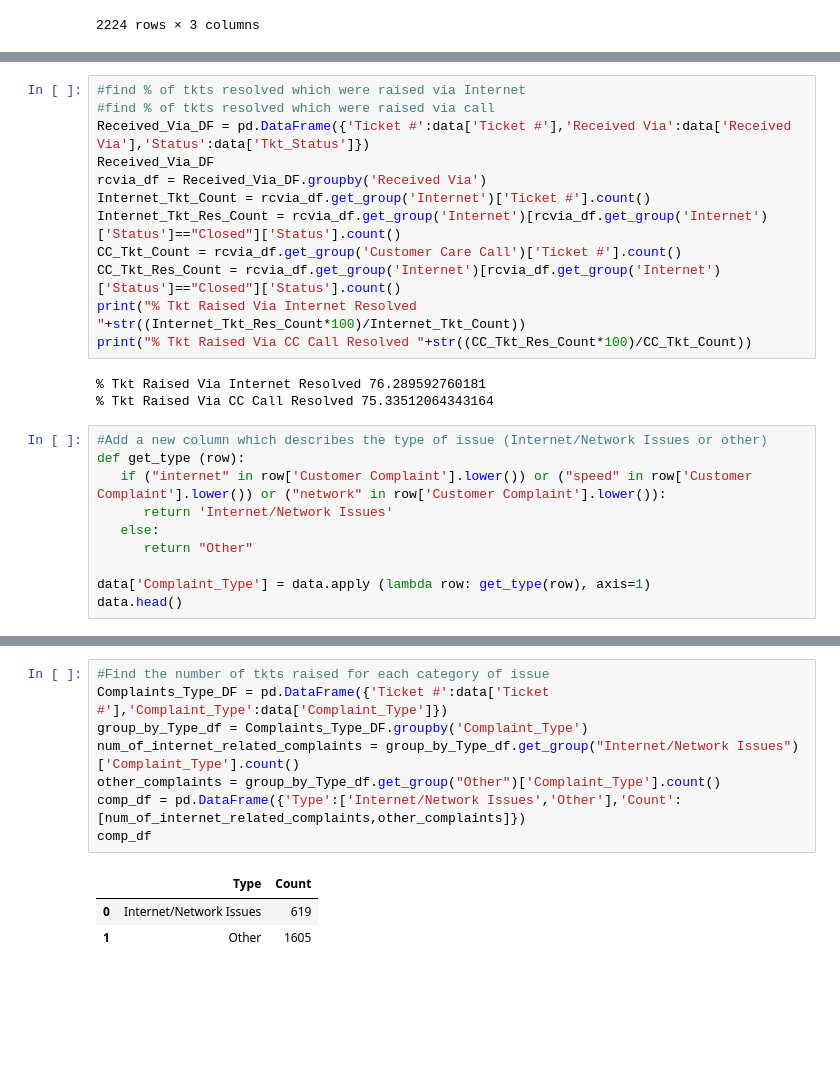
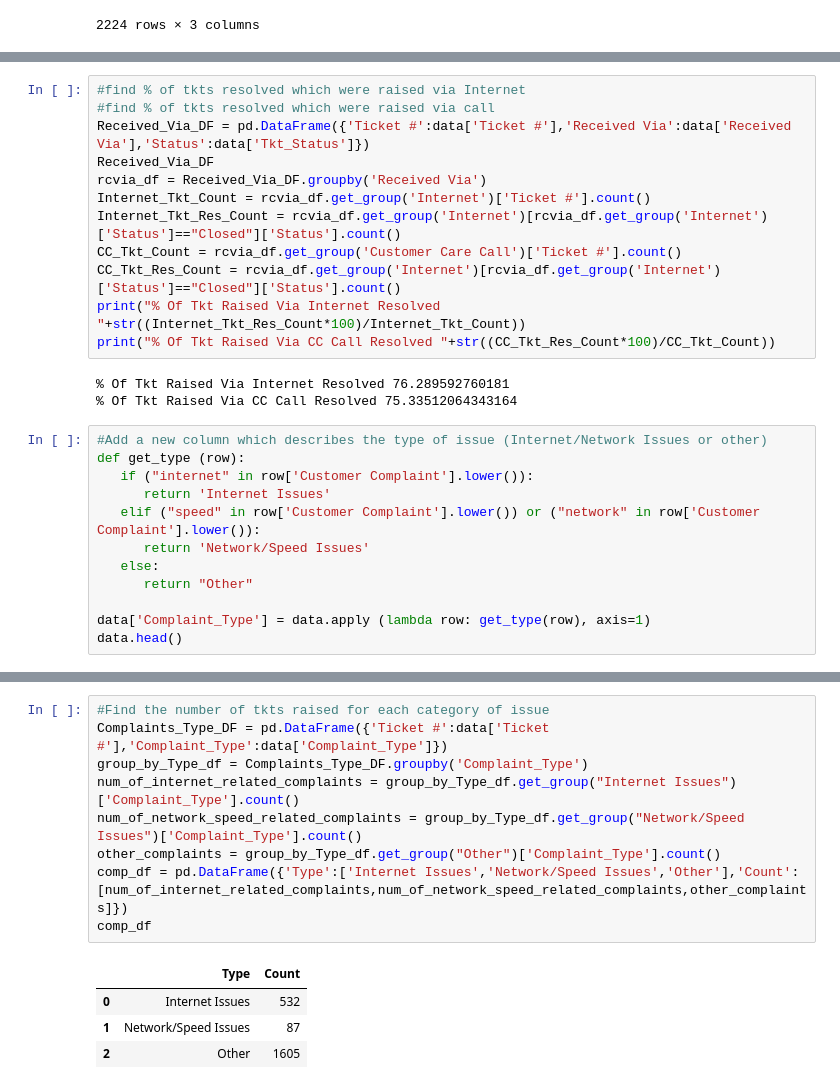
Before and after one commit to Adityav93/ComcastDataAnalysis-Python, a Jupyter notebook: ComCast.ipynb, the cells around one changed output, grey strips where cells are left out. Saved outputs shown, nothing was run; the diff lists cells and outputs as text; blank space fills up the shorter version.

```diff
--- a/ComCast.ipynb
+++ b/ComCast.ipynb
@@ -231,16 +230,18 @@ Internet_Tkt_Count = rcvia_df.get_group('Internet')['Ticket #'].count()
 Internet_Tkt_Res_Count = rcvia_df.get_group('Internet')[rcvia_df.get_group('Internet')['Status']=="Closed"]['Status'].count()
 CC_Tkt_Count = rcvia_df.get_group('Customer Care Call')['Ticket #'].count()
 CC_Tkt_Res_Count = rcvia_df.get_group('Internet')[rcvia_df.get_group('Internet')['Status']=="Closed"]['Status'].count()
-print("% Tkt Raised Via Internet Resolved "+str((Internet_Tkt_Res_Count*100)/Internet_Tkt_Count))
-print("% Tkt Raised Via CC Call Resolved "+str((CC_Tkt_Res_Count*100)/CC_Tkt_Count))
+print("% Of Tkt Raised Via Internet Resolved "+str((Internet_Tkt_Res_Count*100)/Internet_Tkt_Count))
+print("% Of Tkt Raised Via CC Call Resolved "+str((CC_Tkt_Res_Count*100)/CC_Tkt_Count))
 # %% [output]
-% Tkt Raised Via Internet Resolved 76.289592760181
-% Tkt Raised Via CC Call Resolved 75.33512064343164
+% Of Tkt Raised Via Internet Resolved 76.289592760181
+% Of Tkt Raised Via CC Call Resolved 75.33512064343164
 # %%
 #Add a new column which describes the type of issue (Internet/Network Issues or other)
 def get_type (row):
-   if ("internet" in row['Customer Complaint'].lower()) or ("speed" in row['Customer Complaint'].lower()) or ("network" in row['Customer Complaint'].lower()):
-      return 'Internet/Network Issues'
+   if ("internet" in row['Customer Complaint'].lower()):
+      return 'Internet Issues'
+   elif ("speed" in row['Customer Complaint'].lower()) or ("network" in row['Customer Complaint'].lower()):
+      return 'Network/Speed Issues'
    else:
       return "Other"
 
@@ -256,12 +257,14 @@ data.head()
 # %%
 #Find the number of tkts raised for each category of issue
 Complaints_Type_DF = pd.DataFrame({'Ticket #':data['Ticket #'],'Complaint_Type':data['Complaint_Type']})
 group_by_Type_df = Complaints_Type_DF.groupby('Complaint_Type')
-num_of_internet_related_complaints = group_by_Type_df.get_group("Internet/Network Issues")['Complaint_Type'].count()
+num_of_internet_related_complaints = group_by_Type_df.get_group("Internet Issues")['Complaint_Type'].count()
+num_of_network_speed_related_complaints = group_by_Type_df.get_group("Network/Speed Issues")['Complaint_Type'].count()
 other_complaints = group_by_Type_df.get_group("Other")['Complaint_Type'].count()
-comp_df = pd.DataFrame({'Type':['Internet/Network Issues','Other'],'Count':[num_of_internet_related_complaints,other_complaints]})
+comp_df = pd.DataFrame({'Type':['Internet Issues','Network/Speed Issues','Other'],'Count':[num_of_internet_related_complaints,num_of_network_speed_related_complaints,other_complaints]})
 comp_df
 # %% [output]
 |  | Type | Count |
-| 0 | Internet/Network Issues | 619 |
-| 1 | Other | 1605 |
+| 0 | Internet Issues | 532 |
+| 1 | Network/Speed Issues | 87 |
+| 2 | Other | 1605 |
```
Also changed, not shown: parts of 7 cells of this notebook.
